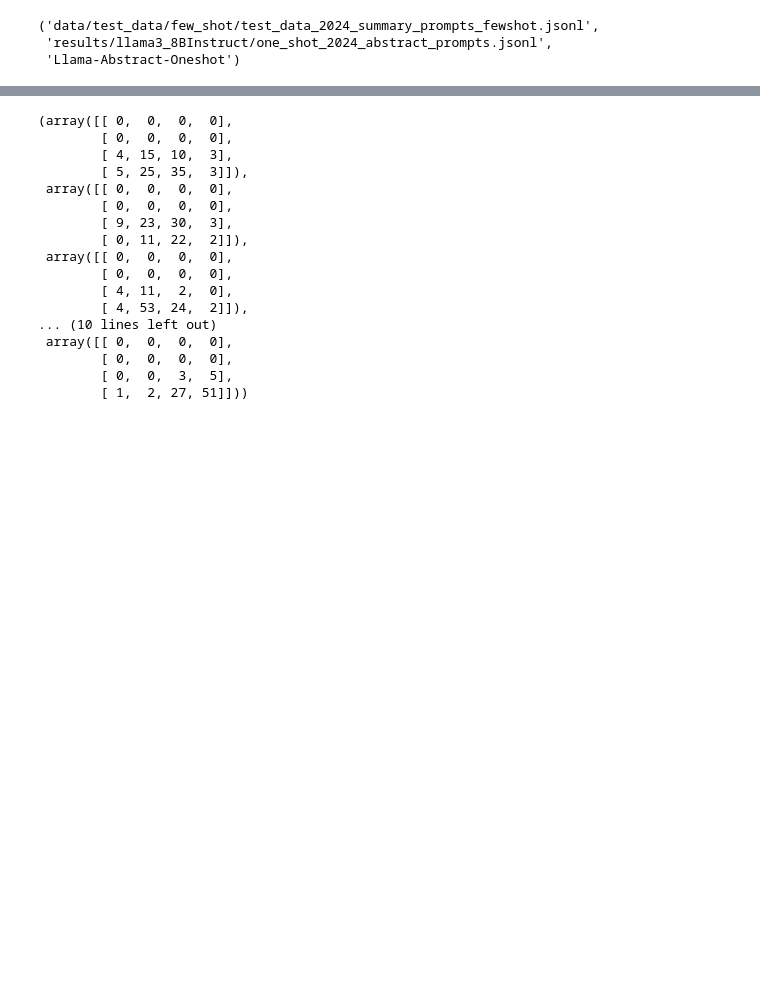
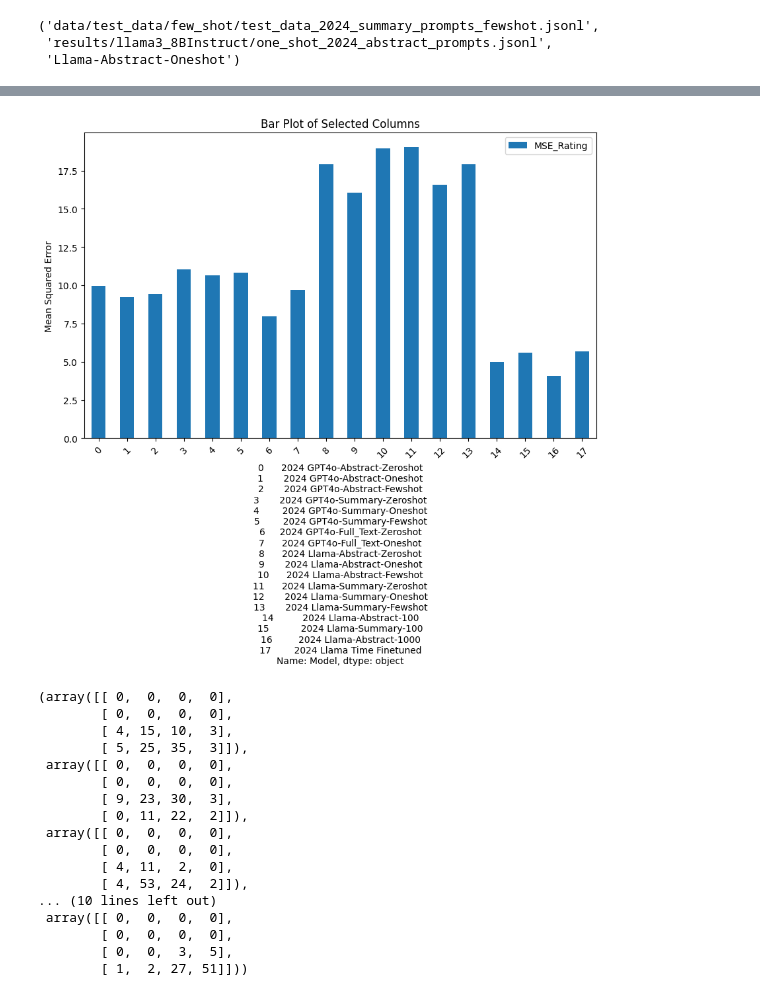
Before and after one commit to Nevineleven/ImpactPrediction, a Jupyter notebook: visualization.ipynb, the cells around one changed output, grey strips where cells are left out. Saved outputs shown, nothing was run; the diff lists cells and outputs as text; code cells hidden in the pictures; blank space fills up the shorter version.

```diff
--- a/visualization.ipynb
+++ b/visualization.ipynb
@@ -418,3 +410,19 @@ with pd.ExcelWriter('Analysis 2025.xlsx', mode='w', engine='openpyxl') as writer
+# %%
+columns_to_plot = ['MSE_Rating']
+df_selected = valid_statistics[columns_to_plot]
+
+# Plot the values
+df_selected.plot(kind='bar', figsize=(10, 6))
+
+# Customize the plot
+plt.xlabel(valid_statistics['Model'])
+plt.ylabel("Mean Squared Error")
+plt.title("Bar Plot of Selected Columns")
+plt.legend(df_selected.columns)
+plt.xticks(rotation=45)
+plt.show()
+# %% [output]
+[figure, added]
 # %%
 confusion_matrix_gen(pred_scores, gold_scores)
 # %% [output]
```
Also changed, not shown: parts of 15 cells of this notebook, 4 other files.
